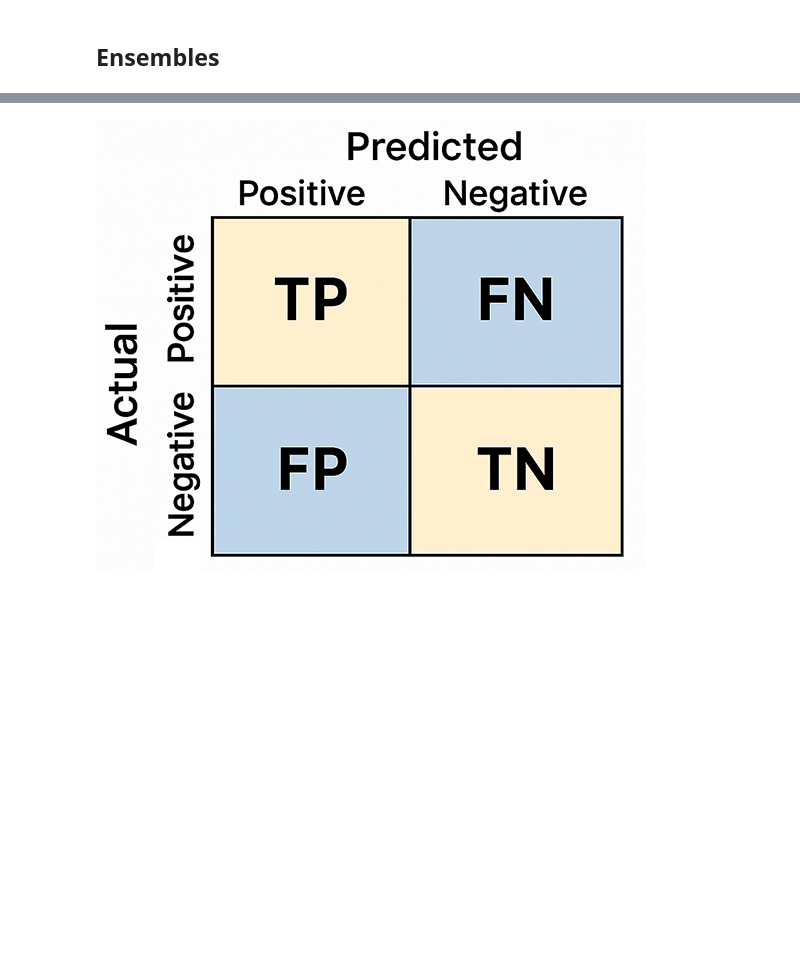
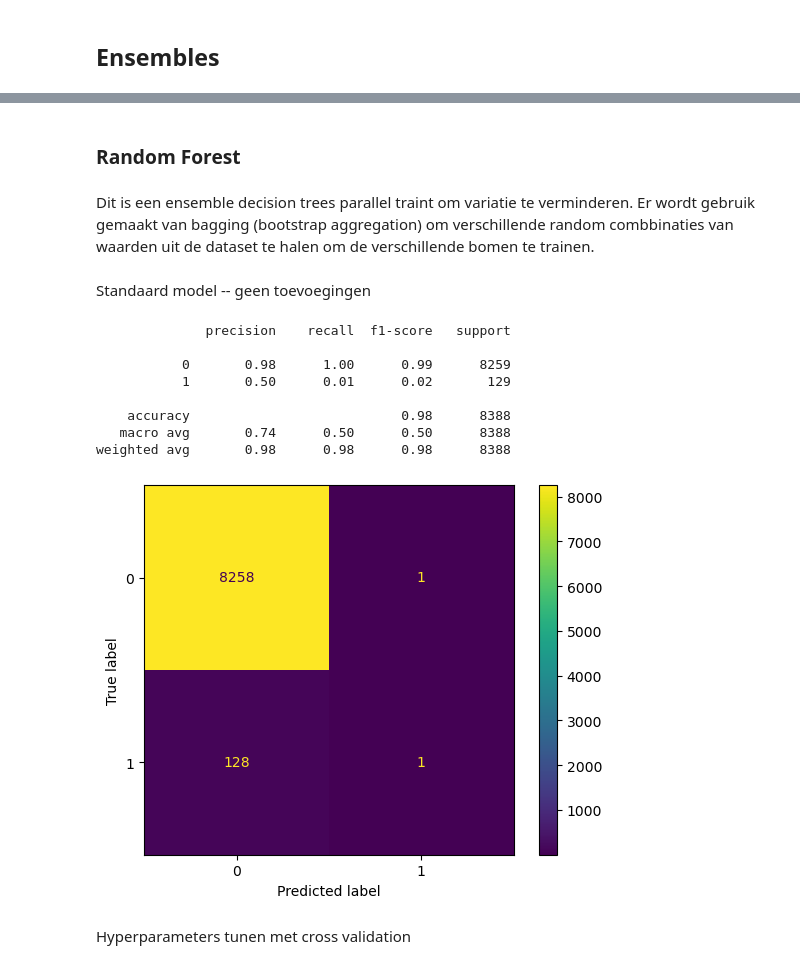
Before and after one commit to larsol55on/Machine-Learning-Herseninfract, a Jupyter notebook: sven.ipynb, the cells around one changed output, grey strips where cells are left out. Drawn from its saved outputs; the diff is of its cells as text; code cells hidden in the pictures; blank space fills up the shorter version.

```diff
--- a/sven.ipynb
+++ b/sven.ipynb
@@ -167,2 +172,4 @@ Dit is een ensemble decision trees parallel traint om variatie te verminderen. E
-# %% [markdown]
-![image.png](attachment:image.png)
+# %% [markdown]
+### Random Forest
+# %% [markdown]
+Dit is een ensemble decision trees parallel traint om variatie te verminderen. Er wordt gebruik gemaakt van bagging (bootstrap aggregation) om verschillende random combbinaties van waarden uit de dataset te halen om de verschillende bomen te trainen.
@@ -168,0 +184,23 @@ Dit is een ensemble decision trees parallel traint om variatie te verminderen. E
+# %% [markdown]
+Standaard model -- geen toevoegingen
+# %%
+rf = RandomForestClassifier(random_state=42)
+
+
+rf.fit(X_train, y_train)
+y_pred = rf.predict(X_val)
+
+ConfusionMatrixDisplay.from_predictions(y_val, y_pred)
+print(classification_report(y_val, y_pred))
+# %% [output]
+              precision    recall  f1-score   support
+
+           0       0.98      1.00      0.99      8259
+           1       0.50      0.01      0.02       129
+
+    accuracy                           0.98      8388
+   macro avg       0.74      0.50      0.50      8388
+weighted avg       0.98      0.98      0.98      8388
+[figure, added]
+# %% [markdown]
+Hyperparameters tunen met cross validation
```
Also changed, not shown: parts of 15 cells of this notebook.
